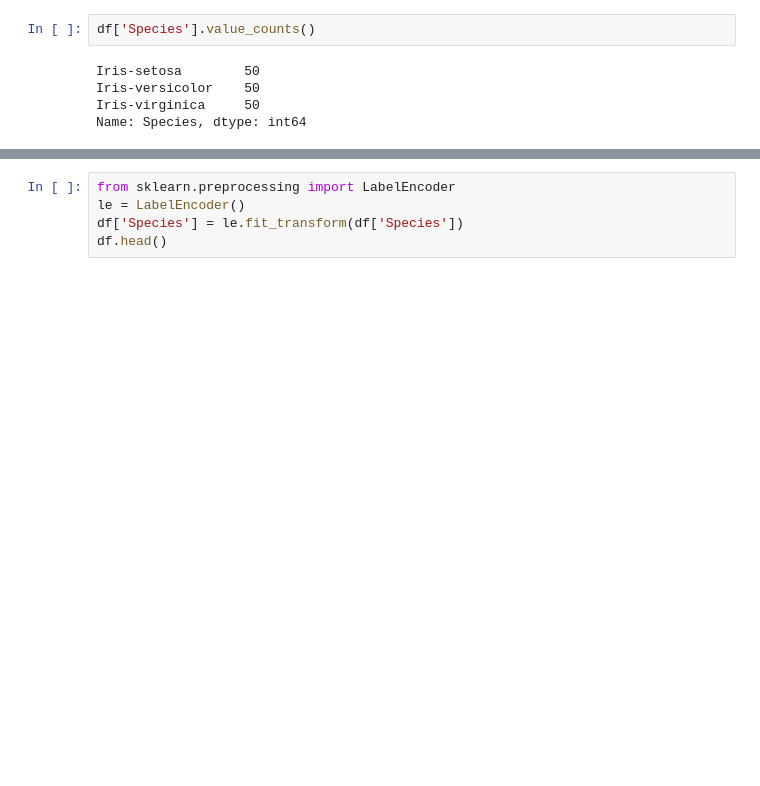
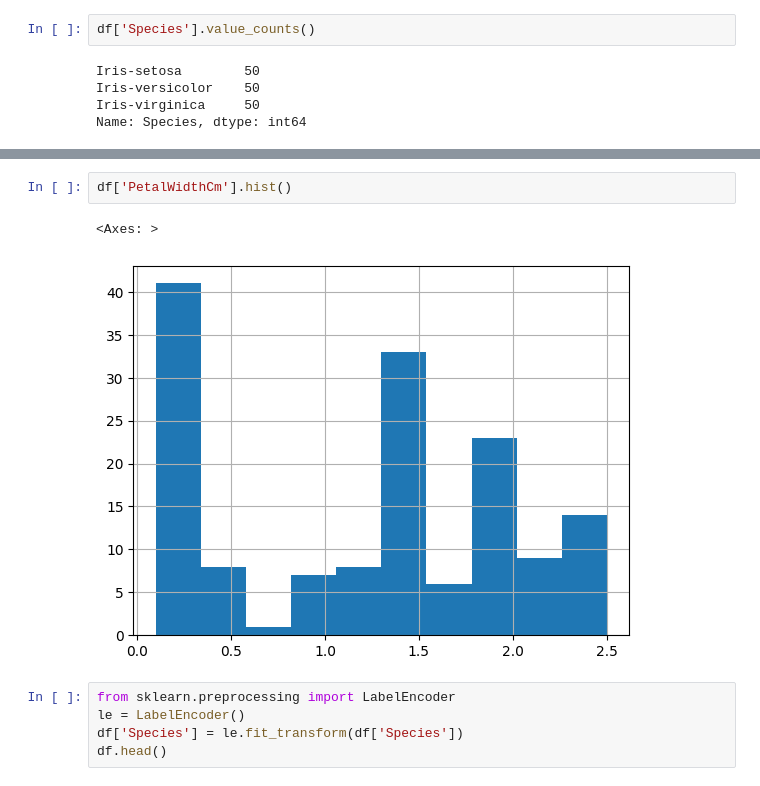
Before and after one commit to PuneetVerma04/IRIS-Classification-using-Python-Scikit-learn-Tensorflow, a Jupyter notebook: Main.ipynb, the cells around one changed output, grey strips where cells are left out. Saved outputs shown, nothing was run; the diff lists cells and outputs as text; blank space fills up the shorter version.

```diff
--- a/Main.ipynb
+++ b/Main.ipynb
@@ -51,3 +83,8 @@ dtype: int64
+# %%
+df['PetalWidthCm'].hist()
+# %% [output]
+<Axes: >
+[figure, added]
 # %%
 from sklearn.preprocessing import LabelEncoder
 le = LabelEncoder()
```
Also changed, not shown: parts of 12 cells of this notebook.
